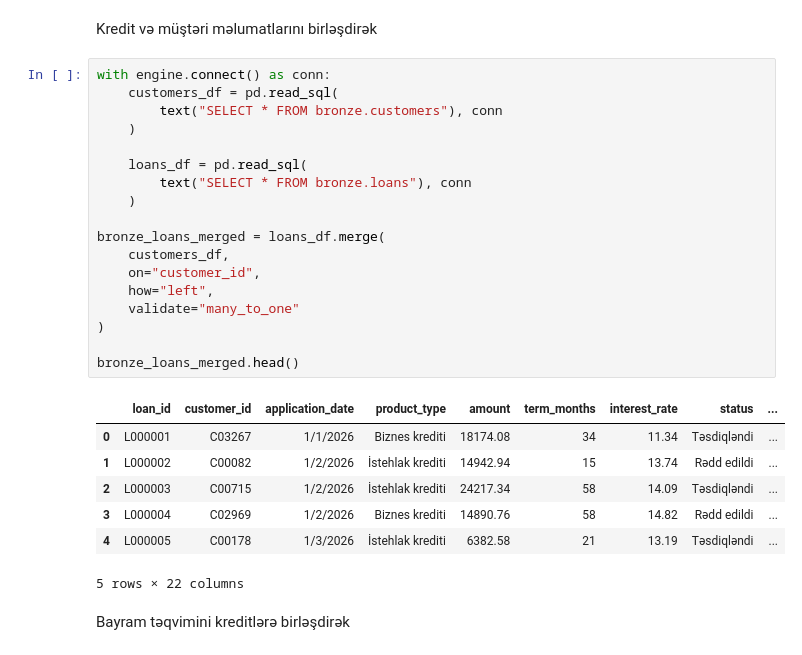
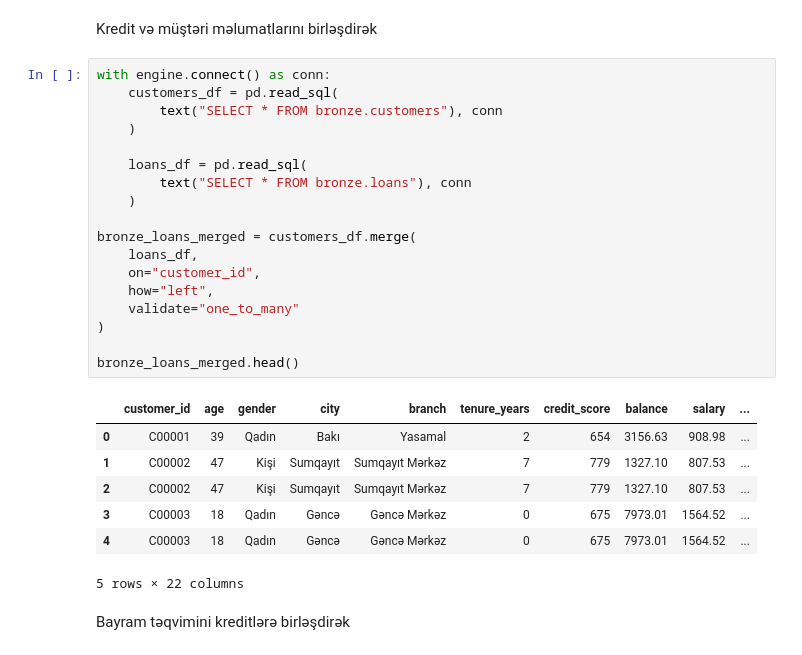
Before and after one commit to mashadiyevasabina/Bank_Analysis, a Jupyter notebook: notebooks/1_Bronze/02_bronze_load.ipynb, the cells around one changed output. Saved outputs shown, nothing was run; the diff lists cells and outputs as text.

```diff
--- a/notebooks/1_Bronze/02_bronze_load.ipynb
+++ b/notebooks/1_Bronze/02_bronze_load.ipynb
@@ -54,28 +54,28 @@ Kredit və müştəri məlumatlarını birləşdirək
 # %%
 with engine.connect() as conn:
     customers_df = pd.read_sql(
         text("SELECT * FROM bronze.customers"), conn
     )
 
     loans_df = pd.read_sql(
         text("SELECT * FROM bronze.loans"), conn
     )
 
-bronze_loans_merged = loans_df.merge(
-    customers_df,
+bronze_loans_merged = customers_df.merge(
+    loans_df,
     on="customer_id",
     how="left",
-    validate="many_to_one"
+    validate="one_to_many"
 )
 
 bronze_loans_merged.head()
 # %% [output]
-|  | loan_id | customer_id | application_date | product_type | amount | term_months | interest_rate | status | ... |
-| 0 | L000001 | C03267 | 1/1/2026 | Biznes krediti | 18174.08 | 34 | 11.34 | Təsdiqləndi | ... |
-| 1 | L000002 | C00082 | 1/2/2026 | İstehlak krediti | 14942.94 | 15 | 13.74 | Rədd edildi | ... |
-| 2 | L000003 | C00715 | 1/2/2026 | İstehlak krediti | 24217.34 | 58 | 14.09 | Təsdiqləndi | ... |
-| 3 | L000004 | C02969 | 1/2/2026 | Biznes krediti | 14890.76 | 58 | 14.82 | Rədd edildi | ... |
-| 4 | L000005 | C00178 | 1/3/2026 | İstehlak krediti | 6382.58 | 21 | 13.19 | Təsdiqləndi | ... |
+|  | customer_id | age | gender | city | branch | tenure_years | credit_score | balance | salary | ... |
+| 0 | C00001 | 39 | Qadın | Bakı | Yasamal | 2 | 654 | 3156.63 | 908.98 | ... |
+| 1 | C00002 | 47 | Kişi | Sumqayıt | Sumqayıt Mərkəz | 7 | 779 | 1327.10 | 807.53 | ... |
+| 2 | C00002 | 47 | Kişi | Sumqayıt | Sumqayıt Mərkəz | 7 | 779 | 1327.10 | 807.53 | ... |
+| 3 | C00003 | 18 | Qadın | Gəncə | Gəncə Mərkəz | 0 | 675 | 7973.01 | 1564.52 | ... |
+| 4 | C00003 | 18 | Qadın | Gəncə | Gəncə Mərkəz | 0 | 675 | 7973.01 | 1564.52 | ... |
 5 rows × 22 columns
 # %% [markdown]
 Bayram təqvimini kreditlərə birləşdirək
```
Also changed, not shown: parts of 9 cells of this notebook, 5 other files.
